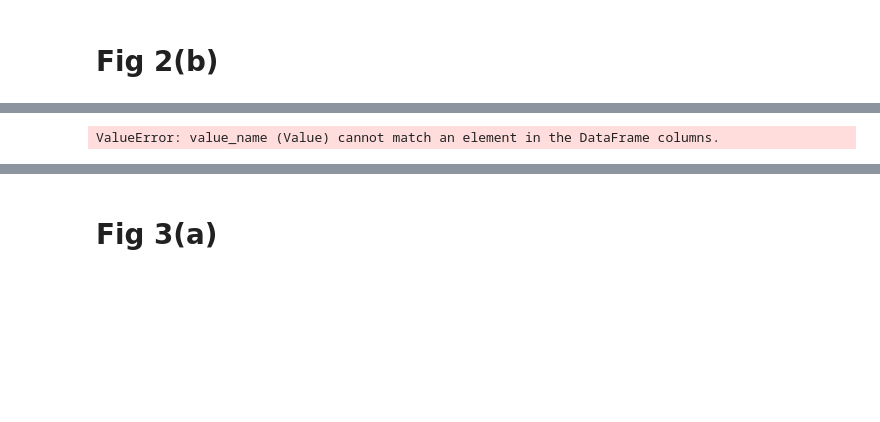
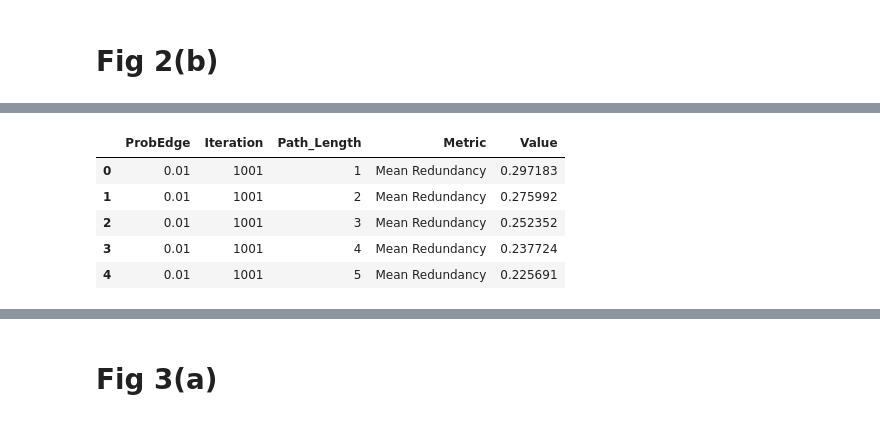
Before and after one commit to ketikagarg/SynergyInCollectiveInfoProcessing, a Jupyter notebook: plots.ipynb, the cells around one changed output, grey strips where cells are left out. Drawn from its saved outputs; the diff is of its cells as text; code cells hidden in the pictures; blank space fills up the shorter version.

```diff
--- a/plots.ipynb
+++ b/plots.ipynb
@@ -152,13 +152,21 @@ df.head()
 | 3 | 0.01 | 1001 | 4 | 0.237724 | 0.504183 | 0.495952 | ... |
 | 4 | 0.01 | 1001 | 5 | 0.225691 | 0.451817 | 0.504643 | ... |
 # %%
-df_melt = pd.melt(df_melt, id_vars=['ProbEdge', 'Iteration', 'Path_Length'],
+df_melt = pd.melt(df, id_vars=['ProbEdge', 'Iteration', 'Path_Length'],
                       value_vars=[ 'Mean Redundancy', 'Mean Mutual Information',
                                   'Mean Complementarity',  'Mean Conditional Mutual Information',
+
                                   'Mean Synergy', 'Mean % Synergistic Pairs'],
+
+
                       var_name='Metric', value_name='Value')
 
 df_melt.head()
 # %% [output]
-ValueError: value_name (Value) cannot match an element in the DataFrame columns.
+|  | ProbEdge | Iteration | Path_Length | Metric | Value |
+| 0 | 0.01 | 1001 | 1 | Mean Redundancy | 0.297183 |
+| 1 | 0.01 | 1001 | 2 | Mean Redundancy | 0.275992 |
+| 2 | 0.01 | 1001 | 3 | Mean Redundancy | 0.252352 |
+| 3 | 0.01 | 1001 | 4 | Mean Redundancy | 0.237724 |
+| 4 | 0.01 | 1001 | 5 | Mean Redundancy | 0.225691 |
 # %%
```
Also changed, not shown: parts of 1 cell of this notebook.
